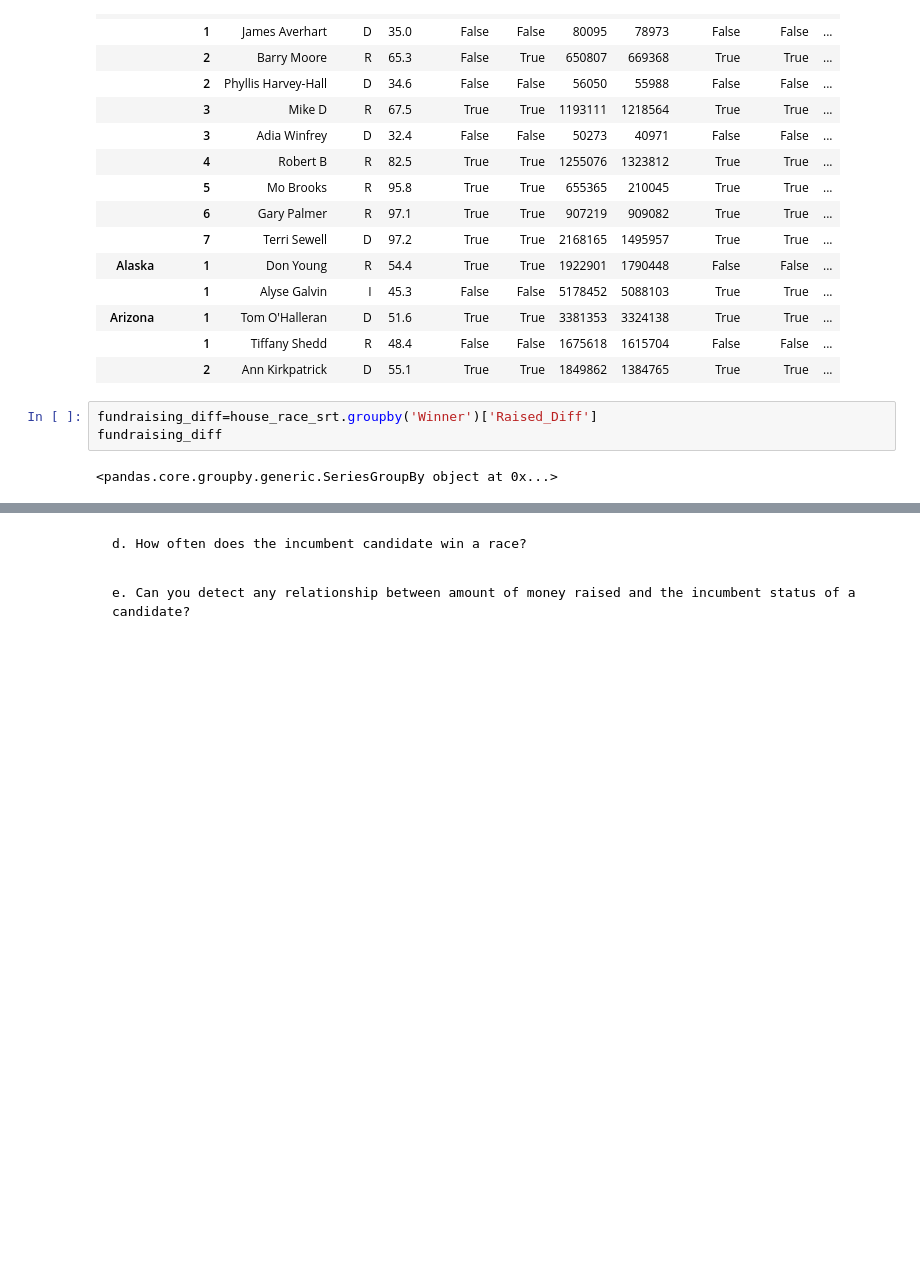
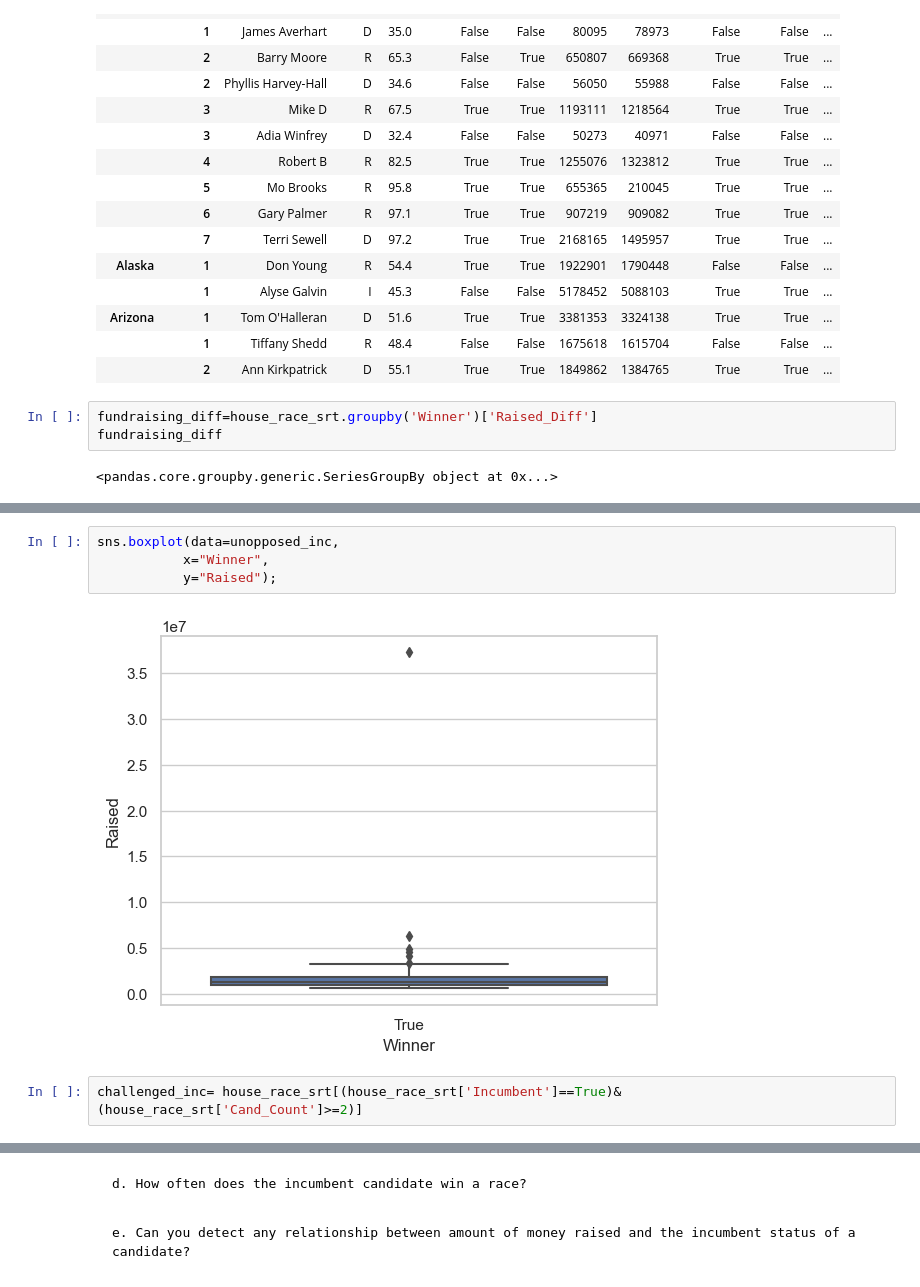
Before and after one commit to nss-data-science-cohort-7/webscraping-open-secrets-boo-tiful-minds, a Jupyter notebook: notebooks/RB_Open_Secrets_EDA.ipynb, the cells around one changed output, grey strips where cells are left out. Cells and saved outputs as stored; diff of their text form; blank space fills up the shorter version.

```diff
--- a/notebooks/RB_Open_Secrets_EDA.ipynb
+++ b/notebooks/RB_Open_Secrets_EDA.ipynb
@@ -410,0 +427,8 @@ solo_incumbents
+# %%
+sns.boxplot(data=unopposed_inc,
+           x="Winner",
+           y="Raised");
+# %% [output]
+[figure, added]
+# %%
+challenged_inc= house_race_srt[(house_race_srt['Incumbent']==True)&(house_race_srt['Cand_Count']>=2)]
```
Also changed, not shown: parts of 23 cells of this notebook.
